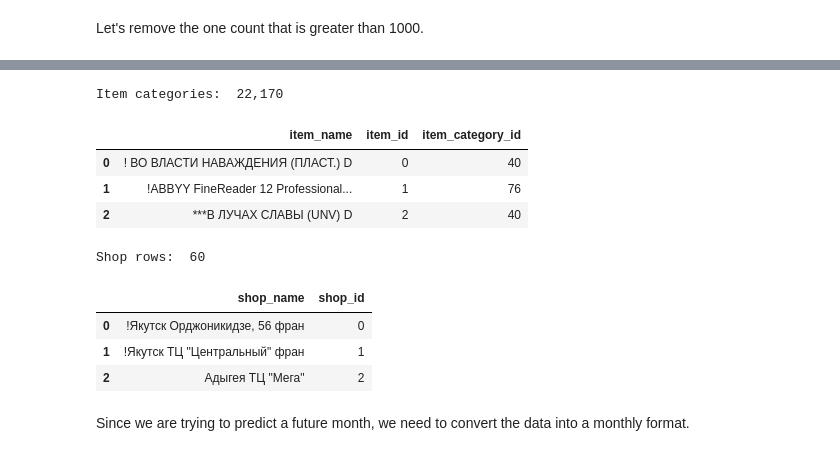
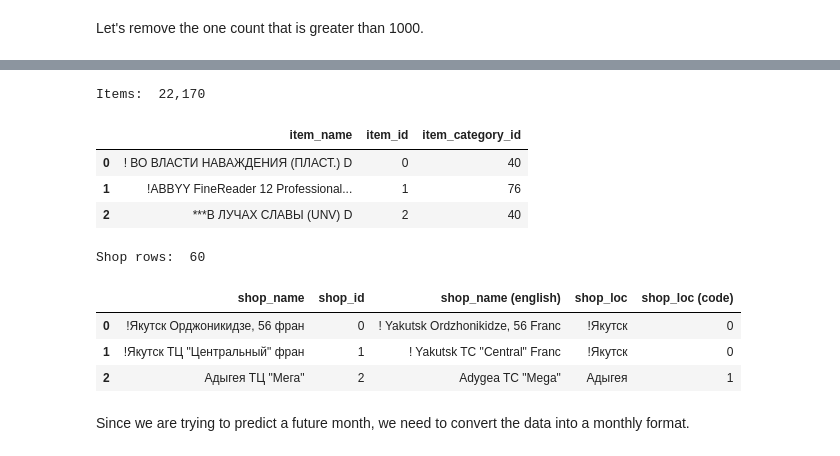
Before and after one commit to crauer/predict_future_sales, a Jupyter notebook: Final Submission.ipynb, the cells around one changed output, grey strips where cells are left out. Saved outputs shown, nothing was run; the diff lists cells and outputs as text; code cells hidden in the pictures.

```diff
--- a/Final Submission.ipynb
+++ b/Final Submission.ipynb
@@ -135,0 +143,41 @@ plt.hist(data_df['item_cnt_day'])
+# %%
+item_categories_df = pd.read_csv('./data/item_categories.csv')
+print('Item Categories:  {:,}'.format(len(item_categories_df)))
+
+item_categories_df['item_category_id'] = item_categories_df['item_category_id'].astype(int)
+
+translator = Translator()
+
+item_categories_df['item_category_name (english)'] = item_categories_df['item_category_name'].apply(lambda x: translator.translate(x).text)
+
+item_categories_df.to_csv('./data/ic_english.csv', index=False)
+
+# Following english categories were taken from the output file written above.
+def get_english_category(x):
+    if 0 <= x <= 7:
+        return 'Accessories'
+    elif 10 <= x <= 17:
+        return 'Game Consoles'
+    elif 18 <= x <= 31:
+        return 'Games'
+    elif 32 <= x <= 36:
+        return 'Gift Cards'
+    elif 37 <= x <= 41:
+        return 'Movies'
+    elif 42 <= x <= 54:
+        return 'Books'
+    elif 55 <= x <= 60:
+        return 'Music'
+    elif 61 <= x <= 72:
+        return 'Gifts'
+    elif 73 <= x <= 79:
+        return 'Software'
+    else:
+        return 'Misc'
+
+item_categories_df['cat_name (normalized)'] = item_categories_df['item_category_id'].apply(lambda x: get_english_category(x))
+item_categories_df['cat_name (normalized)'] = item_categories_df['cat_name (normalized)'].astype('category')
+
+item_categories_df['cat_name (code)'] = item_categories_df['cat_name (normalized)'].cat.codes
+
+item_categories_df
@@ -136,13 +203,13 @@ plt.hist(data_df['item_cnt_day'])
 # %%
-item_categories_df = pd.read_csv('./data/items.csv')
-print('Item categories:  {:,}'.format(len(item_categories_df)))
+items_df = pd.read_csv('./data/items.csv')
+print('Items:  {:,}'.format(len(items_df)))
 
-item_categories_df['item_id'] = item_categories_df['item_id'].astype(int)
-item_categories_df['item_category_id'] = item_categories_df['item_category_id'].astype(int)
+items_df['item_id'] = items_df['item_id'].astype(int)
+items_df['item_category_id'] = items_df['item_category_id'].astype(int)
 
-item_categories_df.head(3)
+items_df.head(3)
 # %% [output]
-Item categories:  22,170
+Items:  22,170
 |  | item_name | item_id | item_category_id |
 | 0 | ! ВО ВЛАСТИ НАВАЖДЕНИЯ (ПЛАСТ.) D | 0 | 40 |
 | 1 | !ABBYY FineReader 12 Professional... | 1 | 76 |
@@ -150,16 +217,20 @@ Item categories:  22,170
 # %%
 shops_df = pd.read_csv('./data/shops.csv')
 print('Shop rows:  {:,}'.format(len(shops_df)))
 
 shops_df['shop_id'] = shops_df['shop_id'].astype(int)
+shops_df['shop_name (english)'] = shops_df['shop_name'].apply(lambda x: translator.translate(x).text)
+
+shops_df['shop_loc'] = shops_df['shop_name'].apply(lambda x: str(x).split(' ')[0]).astype('category')
+shops_df['shop_loc (code)'] = shops_df['shop_loc'].cat.codes
 
 shops_df.head(3)
 # %% [output]
 Shop rows:  60
-|  | shop_name | shop_id |
-| 0 | !Якутск Орджоникидзе, 56 фран | 0 |
-| 1 | !Якутск ТЦ "Центральный" фран | 1 |
-| 2 | Адыгея ТЦ "Мега" | 2 |
+|  | shop_name | shop_id | shop_name (english) | shop_loc | shop_loc (code) |
+| 0 | !Якутск Орджоникидзе, 56 фран | 0 | ! Yakutsk Ordzhonikidze, 56 Franc | !Якутск | 0 |
+| 1 | !Якутск ТЦ "Центральный" фран | 1 | ! Yakutsk TC "Central" Franc | !Якутск | 0 |
+| 2 | Адыгея ТЦ "Мега" | 2 | Adygea TC "Mega" | Адыгея | 1 |
 # %% [markdown]
 Since we are trying to predict a future month, we need to convert the data into a monthly format.
 # %%
```
Also changed, not shown: parts of 53 cells of this notebook, 2 other files.
